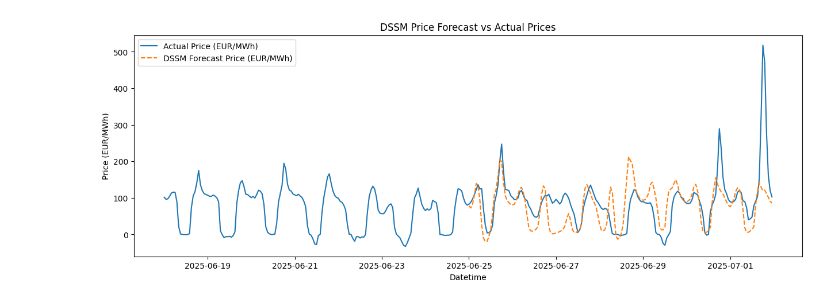
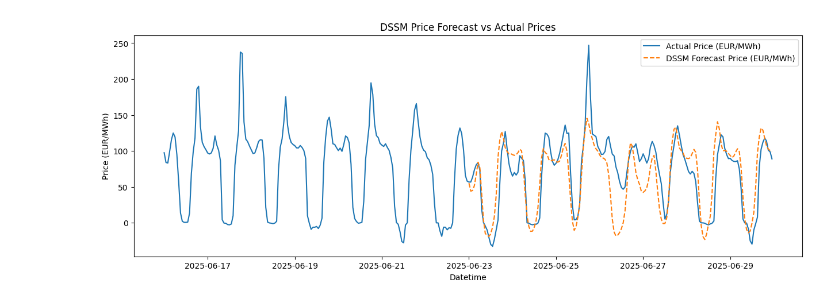
Before and after one commit to Nerboi/aml2025-group-15, a Jupyter notebook: notebooks/05_dssm_test3.ipynb, the cells around one changed output. Drawn from its saved outputs; the diff is of its cells as text; code cells hidden in the pictures.

Commit message:
shifted dates + dssm finalising params

```diff
--- a/notebooks/05_dssm_test3.ipynb
+++ b/notebooks/05_dssm_test3.ipynb
@@ -86,9 +100,10 @@ class DSSM(nn.Module):
         self.obs_model = nn.Sequential(
             nn.Linear(state_dim, hidden_dim),
             nn.ReLU(),
+            nn.Linear(hidden_dim, hidden_dim),
+            nn.ReLU(),
             nn.Linear(hidden_dim, 1)
         )
-
 
     def forward(self, x):
         state_seq, _ = self.rnn(x)
@@ -113,12 +128,17 @@ train_loader = DataLoader(train_dataset, batch_size=32, shuffle=False)
 val_loader = DataLoader(val_dataset, batch_size=32, shuffle=False)
 
 # Model, optimizer, and loss function
-model = DSSM(input_dim=X.shape[1], state_dim=64, hidden_dim=64)
+model = DSSM(input_dim=X.shape[1], state_dim=64, hidden_dim=128)
 optimizer = optim.Adam(model.parameters(), lr=0.001)
+
 criterion = nn.L1Loss()
+# criterion = nn.HuberLoss()
+# criterion = nn.SmoothL1Loss()
 
 # Training the model
 n_epochs = 30
+scheduler = optim.lr_scheduler.CosineAnnealingLR(optimizer, T_max=n_epochs)
+
 model.train()
 for epoch in range(n_epochs):
     epoch_loss = 0
@@ -128,6 +148,7 @@ for epoch in range(n_epochs):
         loss = criterion(preds, t.squeeze(-1))
         loss.backward()
         optimizer.step()
+        scheduler.step()
         epoch_loss += loss.item()
 
     # Validation
@@ -299,20 +320,20 @@ plt.show()
 # %%
 import sys
 import pandas as pd
 sys.path.append("../src")
 
 from data.fetch_prices import get_energy_prices
 
-df_prices = get_energy_prices("202506180000", "202507020000")
+df_prices = get_energy_prices("202506160000", "202506300000")
 
 # plot vs predictions
 plt.figure(figsize=(15, 5))
 plt.plot(df_prices["datetime"], df_prices["price_EUR_MWh"], label="Actual Price (EUR/MWh)")
 plt.plot(forecast_datetimes, forecast_unscaled, label="DSSM Forecast Price (EUR/MWh)", linestyle="--")
 plt.title("DSSM Price Forecast vs Actual Prices")
 plt.xlabel("Datetime")
 plt.ylabel("Price (EUR/MWh)")
 plt.legend()
 plt.show()
 # %% [output]
-[figure, old version]
+[figure, new version]
```
Also changed, not shown: parts of 6 cells of this notebook, 2 other files.
